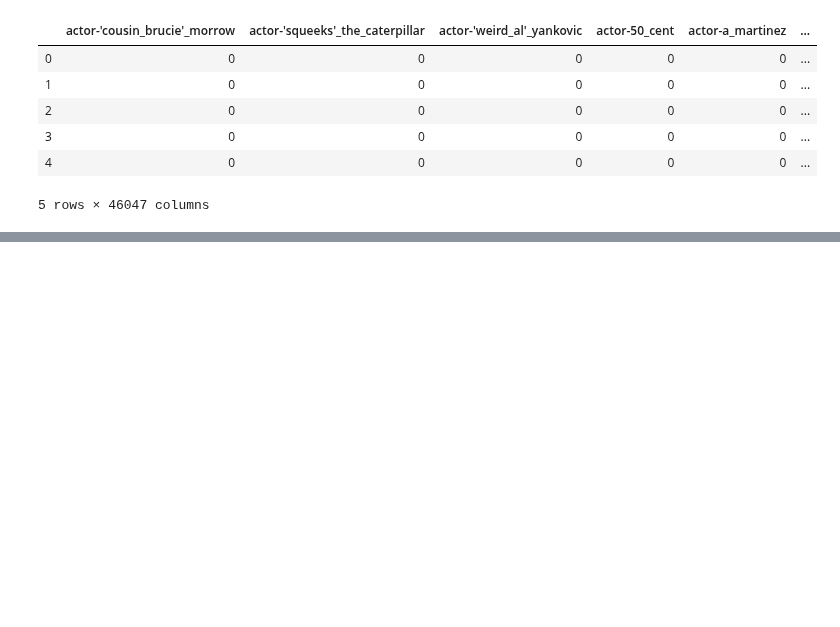
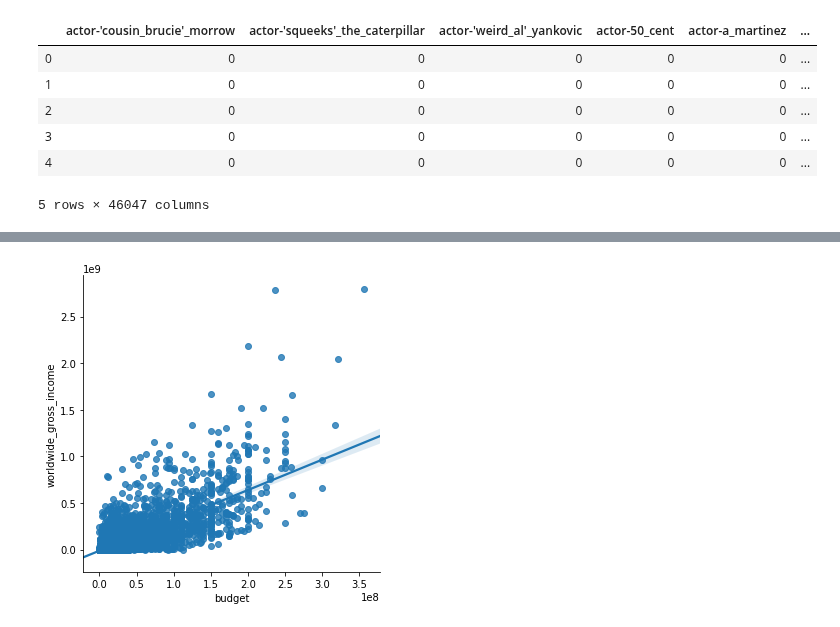
Before and after one commit to CreightonAshton/Scratchwork, a Jupyter notebook: Code/Movies/02-EDA.ipynb, the cells around one changed output, grey strips where cells are left out. Drawn from its saved outputs; the diff is of its cells as text; code cells hidden in the pictures; blank space fills up the shorter version.

```diff
--- a/Code/Movies/02-EDA.ipynb
+++ b/Code/Movies/02-EDA.ipynb
@@ -255,0 +337,5 @@ df.head()
+# %%
+# same plot done with seaborn
+sns.lmplot(x='budget', y='worldwide_gross_income', data=df);
+# %% [output]
+[figure, added]
```
Also changed, not shown: parts of 20 cells of this notebook.
